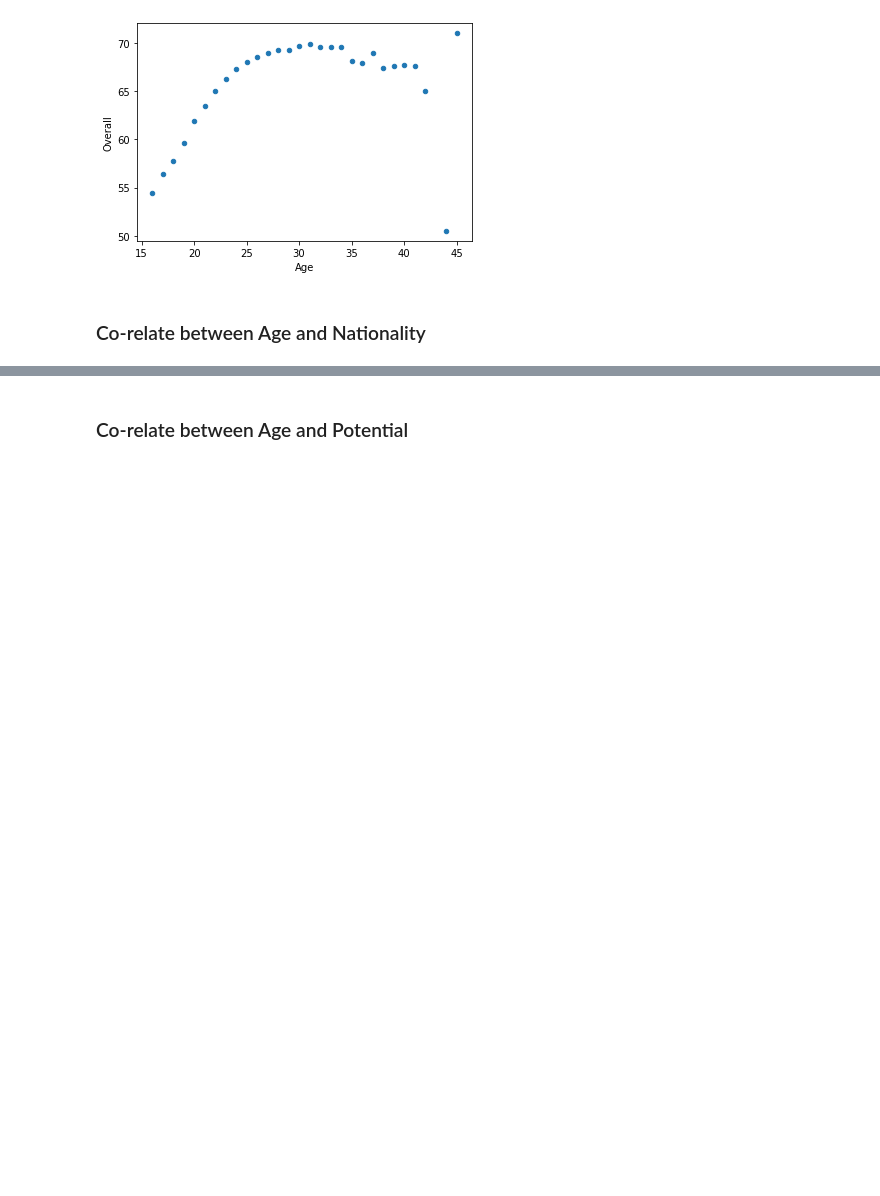
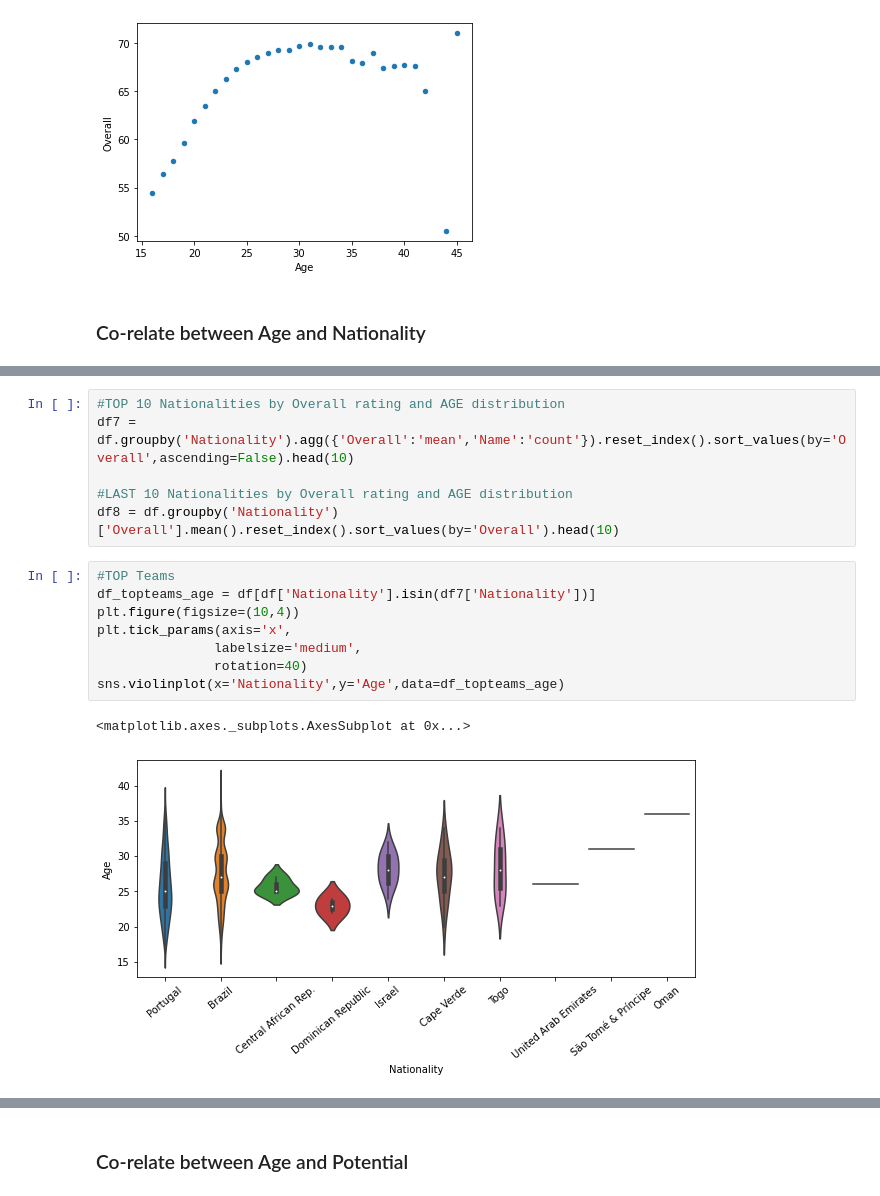
Before and after one commit to pmehta1906/FIFAProject, a Jupyter notebook: FIFAProject.ipynb, the cells around one changed output, grey strips where cells are left out. Saved outputs shown, nothing was run; the diff lists cells and outputs as text; blank space fills up the shorter version.

```diff
--- a/FIFAProject.ipynb
+++ b/FIFAProject.ipynb
@@ -154,0 +173,17 @@ df6_old
+# %%
+#TOP 10 Nationalities by Overall rating and AGE distribution
+df7 = df.groupby('Nationality').agg({'Overall':'mean','Name':'count'}).reset_index().sort_values(by='Overall',ascending=False).head(10)
+
+#LAST 10 Nationalities by Overall rating and AGE distribution
+df8 = df.groupby('Nationality')['Overall'].mean().reset_index().sort_values(by='Overall').head(10)
+# %%
+#TOP Teams
+df_topteams_age = df[df['Nationality'].isin(df7['Nationality'])]
+plt.figure(figsize=(10,4))
+plt.tick_params(axis='x',
+               labelsize='medium',
+               rotation=40)
+sns.violinplot(x='Nationality',y='Age',data=df_topteams_age)
+# %% [output]
+<matplotlib.axes._subplots.AxesSubplot at 0x...>
+[figure, added]
```
Also changed, not shown: parts of 13 cells of this notebook.
